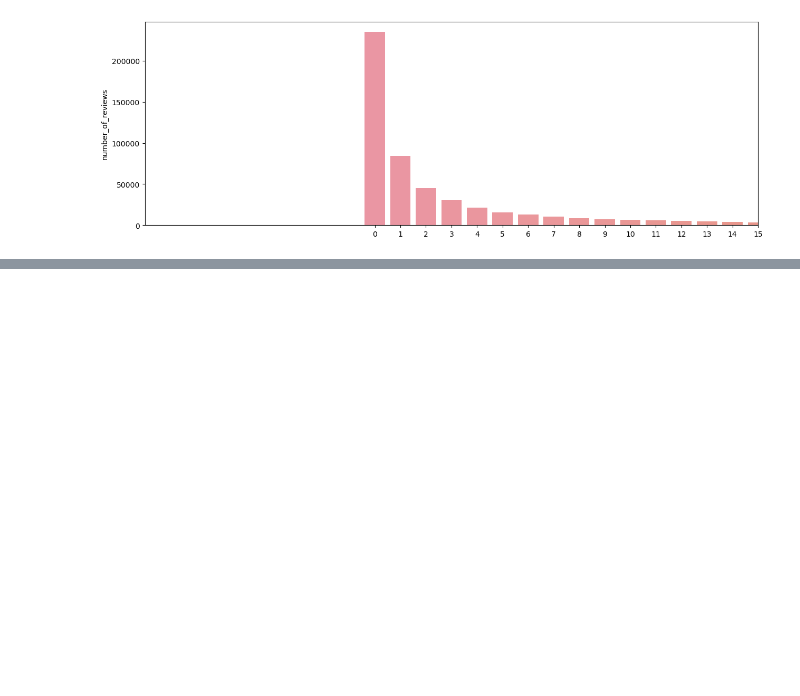
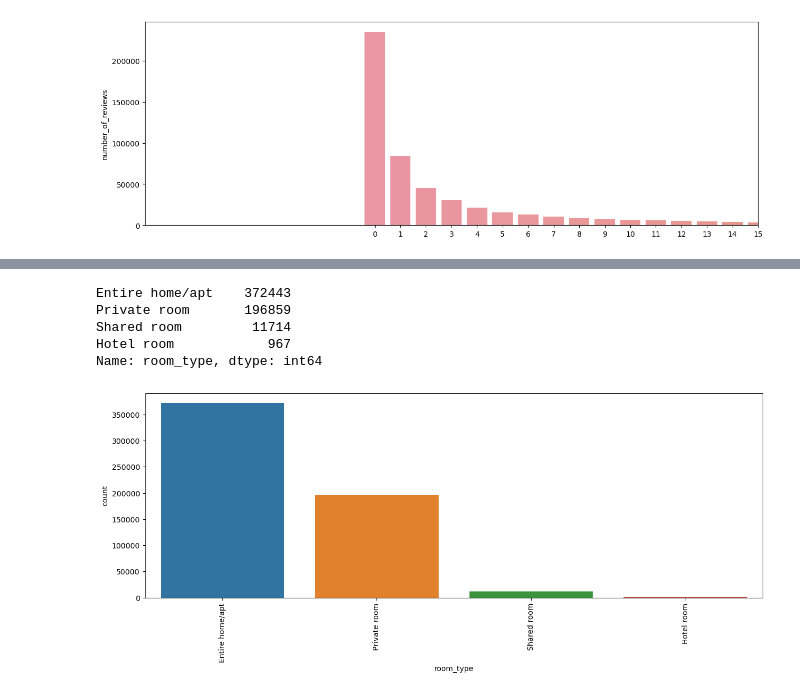
Before and after one commit to DiegoMonutti/projeto-3-hashtag-ciencia-de-dados, a Jupyter notebook: ciencia-de-dados-airbnb.ipynb, the cells around one changed output, grey strips where cells are left out. Saved outputs shown, nothing was run; the diff lists cells and outputs as text; code cells hidden in the pictures; blank space fills up the shorter version.

```diff
--- a/ciencia-de-dados-airbnb.ipynb
+++ b/ciencia-de-dados-airbnb.ipynb
@@ -345,0 +401,14 @@ base_airbnb_df = base_airbnb_df.drop('number_of_reviews', axis=1)
+# %%
+#room_type:
+print(base_airbnb_df['room_type'].value_counts())
+
+plt.figure(figsize=(15, 5))
+grafico = sns.countplot('room_type', data=base_airbnb_df)
+grafico.tick_params(axis='x', rotation=90)
+# %% [output]
+Entire home/apt    372443
+Private room       196859
+Shared room         11714
+Hotel room            967
+Name: room_type, dtype: int64
+[figure, added]
```
Also changed, not shown: parts of 11 cells of this notebook.
